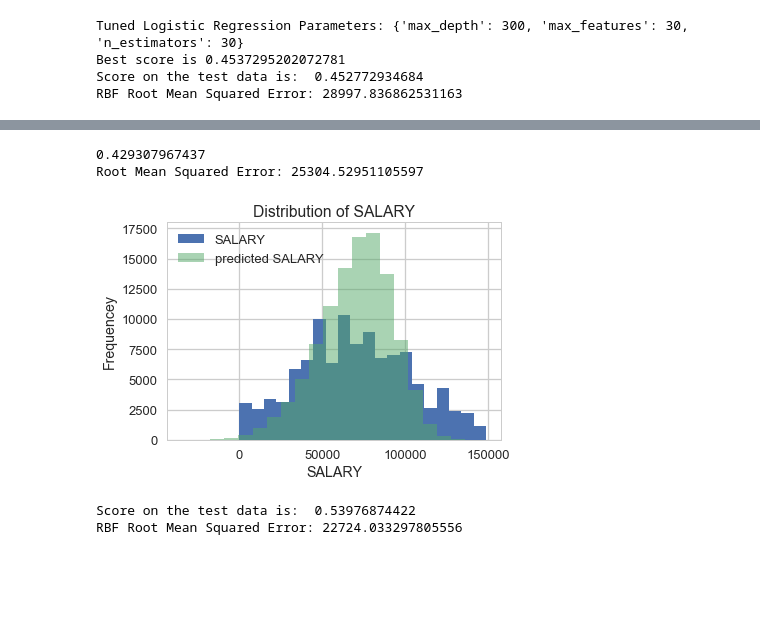
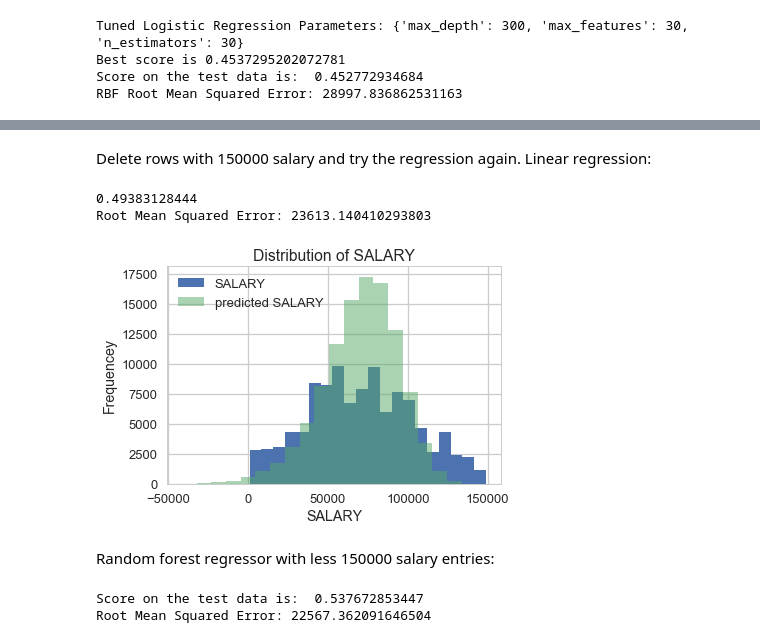
Before and after one commit to shuojiashi/women_in_stem, a Jupyter notebook: notebooks/Women in STEM workforce ML.ipynb, the cells around one changed output, grey strips where cells are left out. Saved outputs shown, nothing was run; the diff lists cells and outputs as text; code cells hidden in the pictures; blank space fills up the shorter version.

```diff
--- a/notebooks/Women in STEM workforce ML.ipynb
+++ b/notebooks/Women in STEM workforce ML.ipynb
@@ -23,7 +25,7 @@ df = df1.merge(df2,  on=['PERSONID', 'YEAR', 'WEIGHT', 'SAMPLE', 'SURID'])
 
 # Respondents from each of these three surveys with science or engineering degrees                               ##
 # or occupations are compiled into one dataset: the SESTAT (the Scientists and Engineers Statistical Data System)##
-
+df = dfm.merge(df3, on=['PERSONID', 'YEAR', 'SURID'])
 df.info(3)
 # %% [output]
 <class 'pandas.core.frame.DataFrame'>
@@ -98,7 +101,7 @@ Name: SALARY, dtype: float64
 # %% [markdown]
 Looks like many of the columns are catagorical and has been stored in the same column as numbers, such as the field of major, highest degree and etc. They need to be treated that way. Here pandas get_dummies are used for this purpose.
 # %%
-df_employed_d = pd.get_dummies(df_employed_l, columns=['RACETH','NBAMED', 'NBAMEMG', 'NDGMED', 'EMSEC','EMSIZE', 'GOVSUP', 'NDGMEMG', 'OCEDRLP', 'WAPRSM','WKTRNI', 'NOCPR', 'NOCPRMG', 'SAMPLE', 'HD03Y5', 'DGRDG', 'JOBSATIS','SURID','HRSWKGR','WKSWKGR'], drop_first=True)
+df_employed_d = pd.get_dummies(df_employed_l, columns=['RACETH','NBAMED', 'NBAMEMG', 'NDGMED', 'EMSEC','EMSIZE', 'GOVSUP', 'NDGMEMG', 'OCEDRLP', 'WAPRSM', 'WAPRI', 'WKTRNI', 'WASEC', 'NOCPR','WASCSM', 'NOCPRMG', 'SAMPLE', 'HD03Y5', 'DGRDG', 'JOBSATIS','SURID','HRSWKGR','WKSWKGR'], drop_first=True)
 # %%
 X = df_employed_d.drop(['SALARY'], axis=1)
 y = df_employed_d['SALARY']
@@ -253,10 +307,10 @@ Above gives the result from the linear regresssion by statsmodel. We see the cor
 # %%
+#Use grid search for random forest regressor
 # Import necessary modules
 from sklearn.ensemble import RandomForestRegressor
 from sklearn.model_selection import GridSearchCV
 
 # Setup the hyperparameter grid
-df_employed_no = df_employed_d[(df_employed_d['SALARY']>0)]
 X = df_employed_no.drop(['SALARY'], axis=1)
 y = df_employed_no['SALARY']
 
@@ -348,68 +400,45 @@ plt.show()
-# %%
-## Regression on data with less than 150000 salary
-
-
-df_decap = df_employed_d[df_employed_d['SALARY']<150000]
-X = df_decap.drop(['SALARY'], axis=1)
-y = df_decap['SALARY']
-
-
-# Create the regressor: reg
-reg = Ridge(alpha=100)
-
-# Fit the model to the data
-reg.fit(X,y)
-
-# Use feature selection
-model = SelectFromModel(reg, prefit=True)
-X_new = model.transform(X)
+# %% [markdown]
+Delete rows with 150000 salary and try the regression again. Linear regression:
 # %%
+## Regression on data with less than 150000 salary
+
+
+df_decap = df_employed_no[df_employed_no['SALARY']<150000]
+X = df_decap.drop(['SALARY'], axis=1)
+y = df_decap['SALARY']
+
 #train test split
-X_train, X_test, y_train, y_test = train_test_split(X_new, y, test_size = 0.3, random_state=42)
+X_train, X_test, y_train, y_test = train_test_split(X, y, test_size = 0.3, random_state=42)
 
-# Compute predictions over the prediction space: y_pred
-# Fit the model to the new data
+
 reg.fit(X_train, y_train)
 y_pred = reg.predict(X_test)
+#y_pred = np.clip(y_pred, 0, 150000)
 
 # Print R^2
 print(reg.score(X_test, y_test))
 
 rmse = np.sqrt(mean_squared_error(y_test,y_pred))
 print("Root Mean Squared Error: {}".format(rmse))
 
 # your turn
 
 plt.hist(y_test, bins=20, label='SALARY')
 plt.hist(y_pred,  bins=20, alpha=0.5, label='predicted SALARY')
 plt.title("Distribution of SALARY")
 plt.legend()
 plt.xlabel("SALARY")
 plt.ylabel("Frequencey")
 plt.show()
 # %% [output]
-0.429307967437
-Root Mean Squared Error: 25304.52951105597
+0.49383128444
+Root Mean Squared Error: 23613.140410293803
-[figure, old version]
+[figure, new version]
+# %% [markdown]
+Random forest regressor with less 150000 salary entries:
 # %%
-df_demax = df_employed_d[df_employed_d['SALARY']<150000]
-X_s = df_demax.drop(['SALARY'], axis=1)
-y_s = df_demax['SALARY']
-
-#train test split
-X_train, X_test, y_train, y_test = train_test_split(X_s, y_s, test_size = 0.3, random_state=42)
-
-# Setup the hyperparameter grid
-#param_grid = {"n_estimators": [100],
-#              "max_features": [25],
-#              "max_depth": [100]
-#              }
-
-# Instantiate a logistic regression classifier: logreg
+# Instantiate a random forest regressor
 rfr = RandomForestRegressor(n_estimators=100, max_features=25, max_depth=100)
-
-# Instantiate the GridSearchCV object: logreg_cv
-#rfr_cv = GridSearchCV(rfr, param_grid, cv=5)
 
 # Fit it to the data
 rfr.fit(X_train,y_train)
@@ -418,15 +447,11 @@ y_rfr = rfr.predict(X_test)
 
 rmse_rfr = np.sqrt(mean_squared_error(y_test,y_rfr))
 
-# Print the tuned parameters and score
-#print("Tuned Logistic Regression Parameters: {}".format(rfr.best_params_))
-#print("Best score is {}".format(rfr.best_score_))
-
 # test data result
 print("Score on the test data is: ", rfr.score(X_test, y_test))
 
 # Print RMSE
 print("Root Mean Squared Error: {}".format(rmse_rfr))
 # %% [output]
-Score on the test data is:  0.53976874422
-RBF Root Mean Squared Error: 22724.033297805556
+Score on the test data is:  0.537672853447
+Root Mean Squared Error: 22567.362091646504
```
Also changed, not shown: parts of 28 cells of this notebook.
